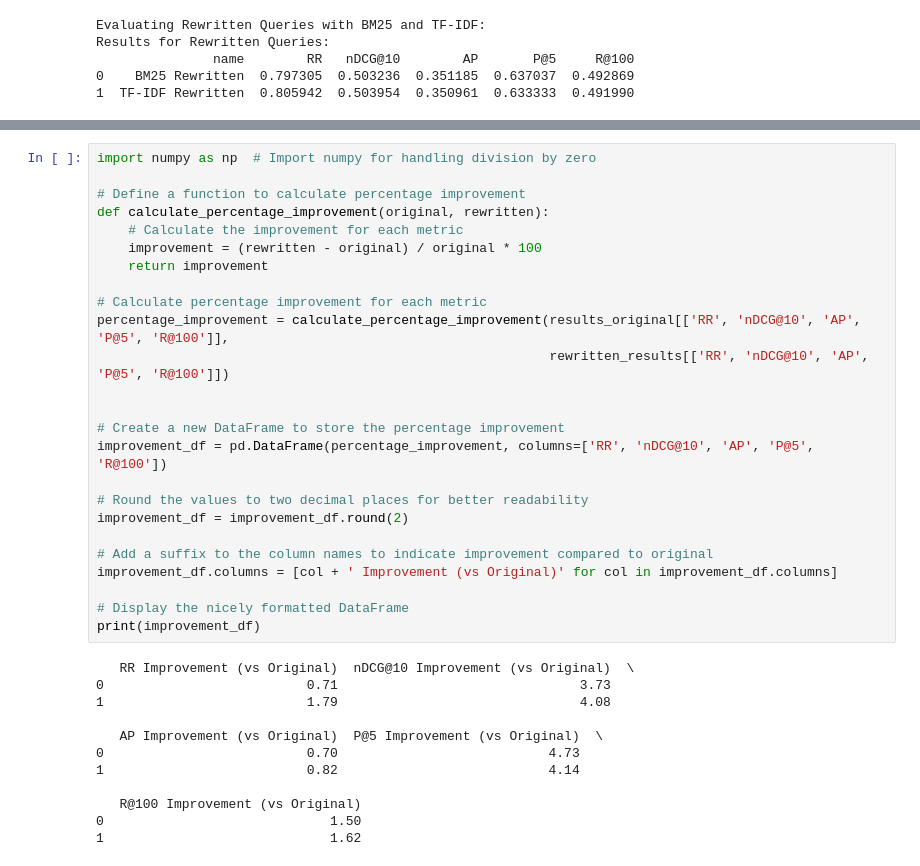
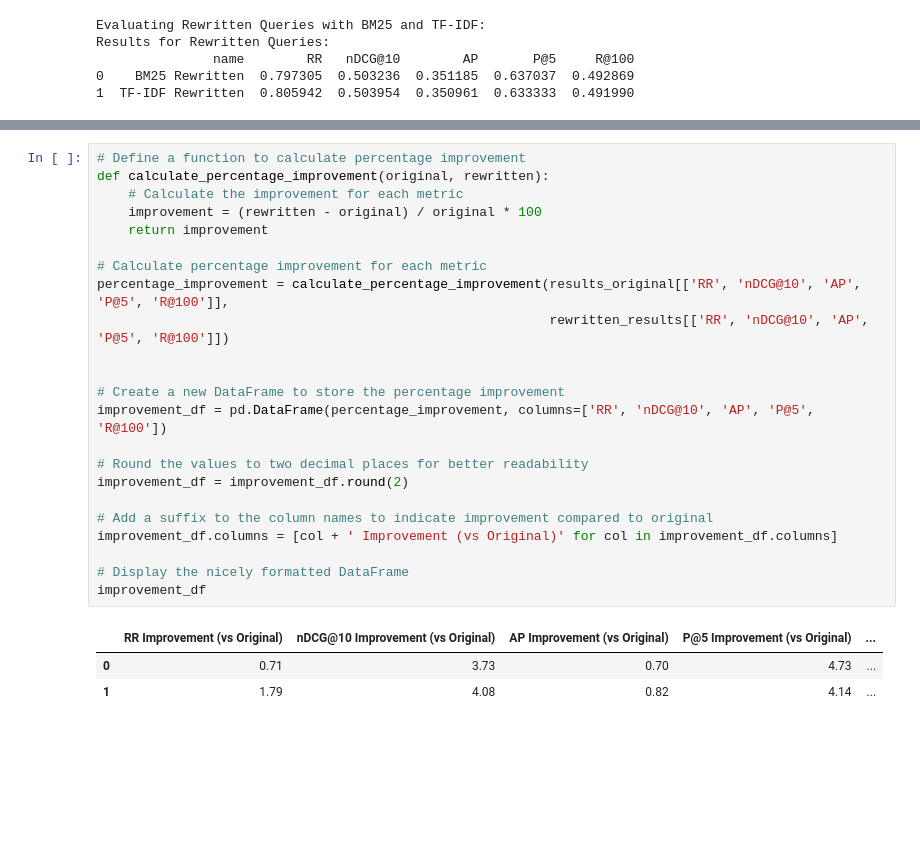
Before and after one commit to zowie128/IR-project, a Jupyter notebook: final_submission_project.ipynb, the cells around one changed output, grey strips where cells are left out. Saved outputs shown, nothing was run; the diff lists cells and outputs as text; blank space fills up the shorter version.

```diff
--- a/final_submission_project.ipynb
+++ b/final_submission_project.ipynb
@@ -405,37 +407,27 @@ The `ci` parameter is deprecated. Use `errorbar=None` for the same effect.
 # %%
-import numpy as np  # Import numpy for handling division by zero
-
 # Define a function to calculate percentage improvement
 def calculate_percentage_improvement(original, rewritten):
     # Calculate the improvement for each metric
     improvement = (rewritten - original) / original * 100
     return improvement
 
 # Calculate percentage improvement for each metric
 percentage_improvement = calculate_percentage_improvement(results_original[['RR', 'nDCG@10', 'AP', 'P@5', 'R@100']],
                                                           rewritten_results[['RR', 'nDCG@10', 'AP', 'P@5', 'R@100']])
 
 
 # Create a new DataFrame to store the percentage improvement
 improvement_df = pd.DataFrame(percentage_improvement, columns=['RR', 'nDCG@10', 'AP', 'P@5', 'R@100'])
 
 # Round the values to two decimal places for better readability
 improvement_df = improvement_df.round(2)
 
 # Add a suffix to the column names to indicate improvement compared to original
 improvement_df.columns = [col + ' Improvement (vs Original)' for col in improvement_df.columns]
 
 # Display the nicely formatted DataFrame
-print(improvement_df)
+improvement_df
 # %% [output]
-   RR Improvement (vs Original)  nDCG@10 Improvement (vs Original)  \
-0                          0.71                               3.73
-1                          1.79                               4.08
-
-   AP Improvement (vs Original)  P@5 Improvement (vs Original)  \
-0                          0.70                           4.73
-1                          0.82                           4.14
-
-   R@100 Improvement (vs Original)
-0                             1.50
-1                             1.62
+|  | RR Improvement (vs Original) | nDCG@10 Improvement (vs Original) | AP Improvement (vs Original) | P@5 Improvement (vs Original) | ... |
+| 0 | 0.71 | 3.73 | 0.70 | 4.73 | ... |
+| 1 | 1.79 | 4.08 | 0.82 | 4.14 | ... |
```
Also changed, not shown: parts of 3 cells of this notebook, 2 other files.
